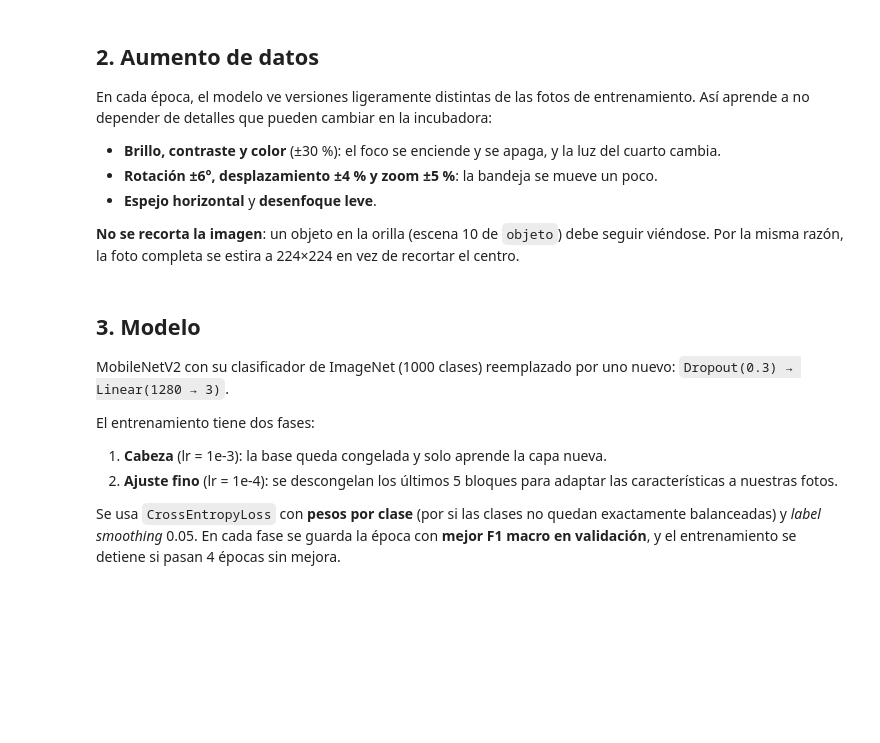
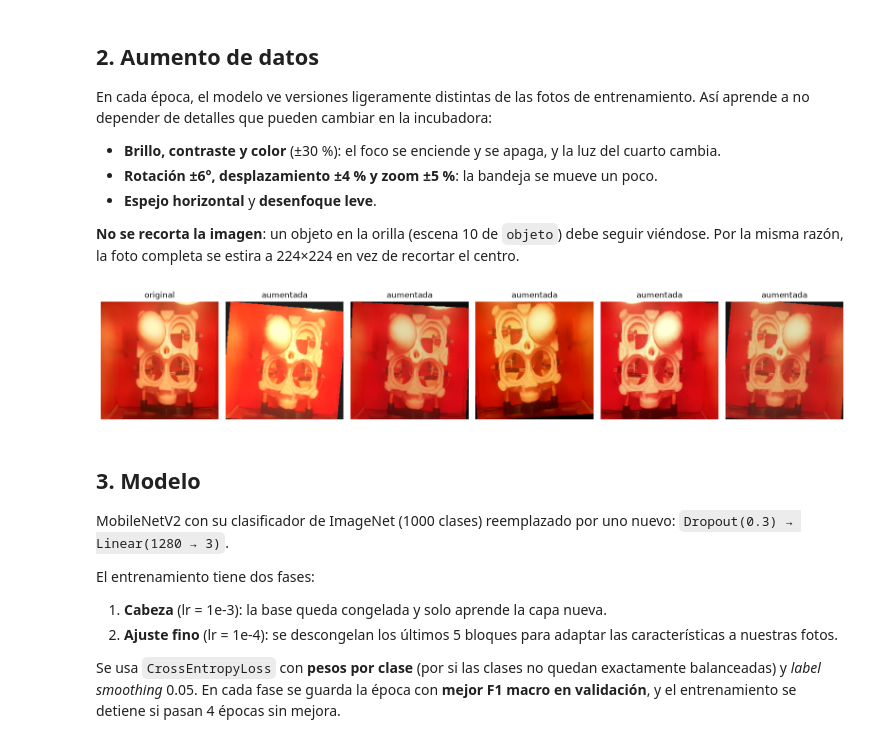
Before and after one commit to ricardious/AYC2_G3, a Jupyter notebook: Proyecto_2_SmartEgg/ml/vision/entrenar_vision.ipynb, the cells around one changed output. Drawn from its saved outputs; the diff is of its cells as text; code cells hidden in the pictures; blank space fills up the shorter version.

```diff
--- a/Proyecto_2_SmartEgg/ml/vision/entrenar_vision.ipynb
+++ b/Proyecto_2_SmartEgg/ml/vision/entrenar_vision.ipynb
@@ -65,19 +84,21 @@ En cada época, el modelo ve versiones ligeramente distintas de las fotos de ent
 **No se recorta la imagen**: un objeto en la orilla (escena 10 de `objeto`) debe seguir viéndose. Por la misma razón, la foto completa se estira a 224×224 en vez de recortar el centro.
 # %%
 augment = sv.train_transform()
-example = sv.load_image(split.train[0].path)
+example = sv.load_image(samples[0].path)
 figure, axes = plt.subplots(1, 6, figsize=(16, 3))
 axes[0].imshow(example.permute(1, 2, 0).numpy())
 axes[0].set_title("original")
 mean = torch.tensor(sv.IMAGENET_MEAN).view(3, 1, 1)
 std = torch.tensor(sv.IMAGENET_STD).view(3, 1, 1)
 for axis in axes[1:]:
     shown = (augment(example) * std + mean).clamp(0, 1)
     axis.imshow(shown.permute(1, 2, 0).numpy())
     axis.set_title("aumentada")
 for axis in axes:
     axis.axis("off")
 figure.tight_layout()
+# %% [output]
+[figure, added]
 # %% [markdown]
 ## 3. Modelo
 
```
Also changed, not shown: parts of 24 cells of this notebook, 1 other file.
